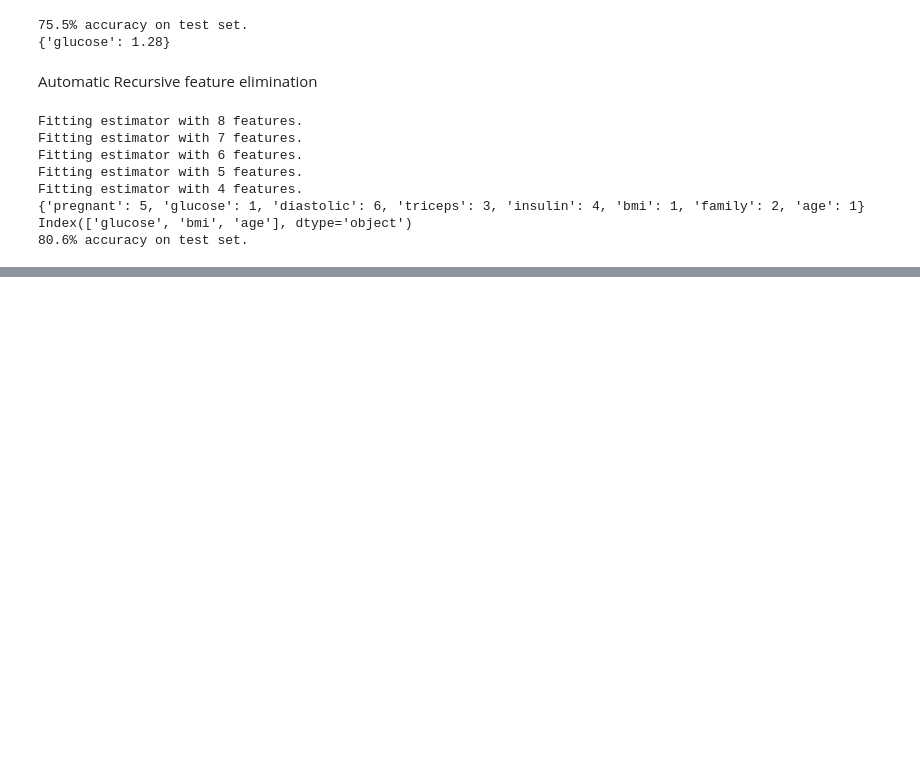
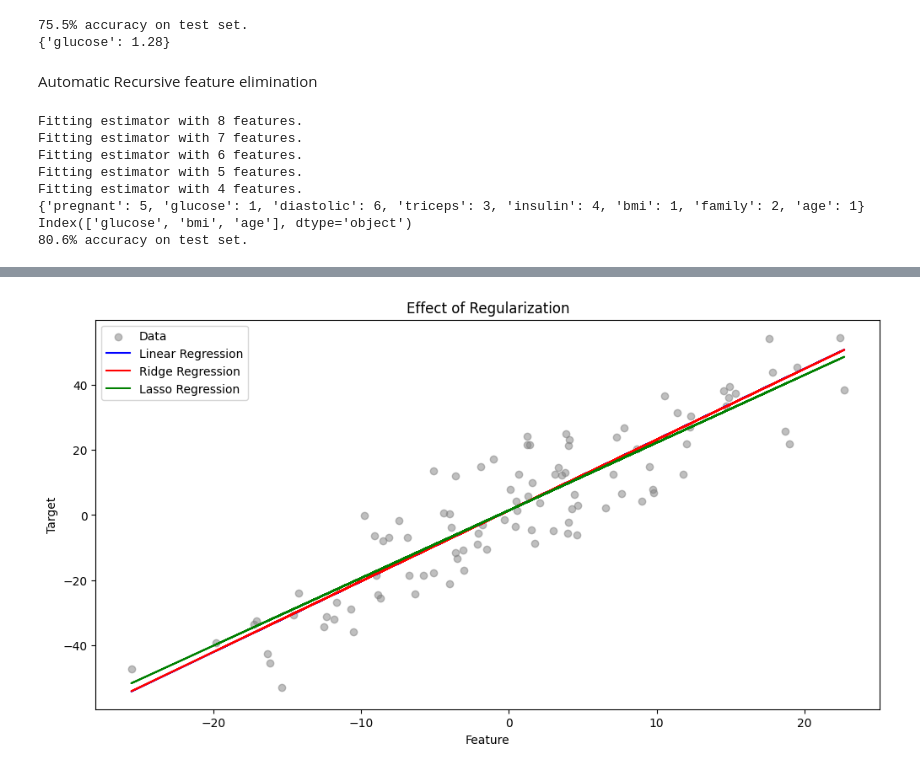
Before and after one commit to zoonalink/sandbox, a Jupyter notebook: Python/datacamp-ml-scientist/dimensionality-reduction/3-feature-selection-2.ipynb, the cells around one changed output, grey strips where cells are left out. Saved outputs shown, nothing was run; the diff lists cells and outputs as text; code cells hidden in the pictures; blank space fills up the shorter version.

```diff
--- a/Python/datacamp-ml-scientist/dimensionality-reduction/3-feature-selection-2.ipynb
+++ b/Python/datacamp-ml-scientist/dimensionality-reduction/3-feature-selection-2.ipynb
@@ -261,0 +623,32 @@ Index(['glucose', 'bmi', 'age'], dtype='object')
+# %%
+import numpy as np
+import matplotlib.pyplot as plt
+from sklearn.linear_model import LinearRegression, Ridge, Lasso
+from sklearn.model_selection import train_test_split
+
+# Generate synthetic data
+np.random.seed(0)
+X = np.random.randn(100, 1) * 10
+y = 2 * X.squeeze() + np.random.randn(100) * 10
+
+# Split data into training and test sets
+X_train, X_test, y_train, y_test = train_test_split(X, y, test_size=0.2, random_state=0)
+
+# Fit models with higher regularization strength
+lr = LinearRegression().fit(X_train, y_train)
+ridge = Ridge(alpha=10.0).fit(X_train, y_train)
+lasso = Lasso(alpha=10.0).fit(X_train, y_train)
+
+# Plot results
+plt.figure(figsize=(12, 6))
+plt.scatter(X, y, color='gray', alpha=0.5, label='Data')
+plt.plot(X, lr.predict(X), label='Linear Regression', color='blue')
+plt.plot(X, ridge.predict(X), label='Ridge Regression', color='red')
+plt.plot(X, lasso.predict(X), label='Lasso Regression', color='green')
+plt.legend()
+plt.title('Effect of Regularization')
+plt.xlabel('Feature')
+plt.ylabel('Target')
+plt.show()
+# %% [output]
+[figure, added]
```
Also changed, not shown: parts of 45 cells of this notebook.
